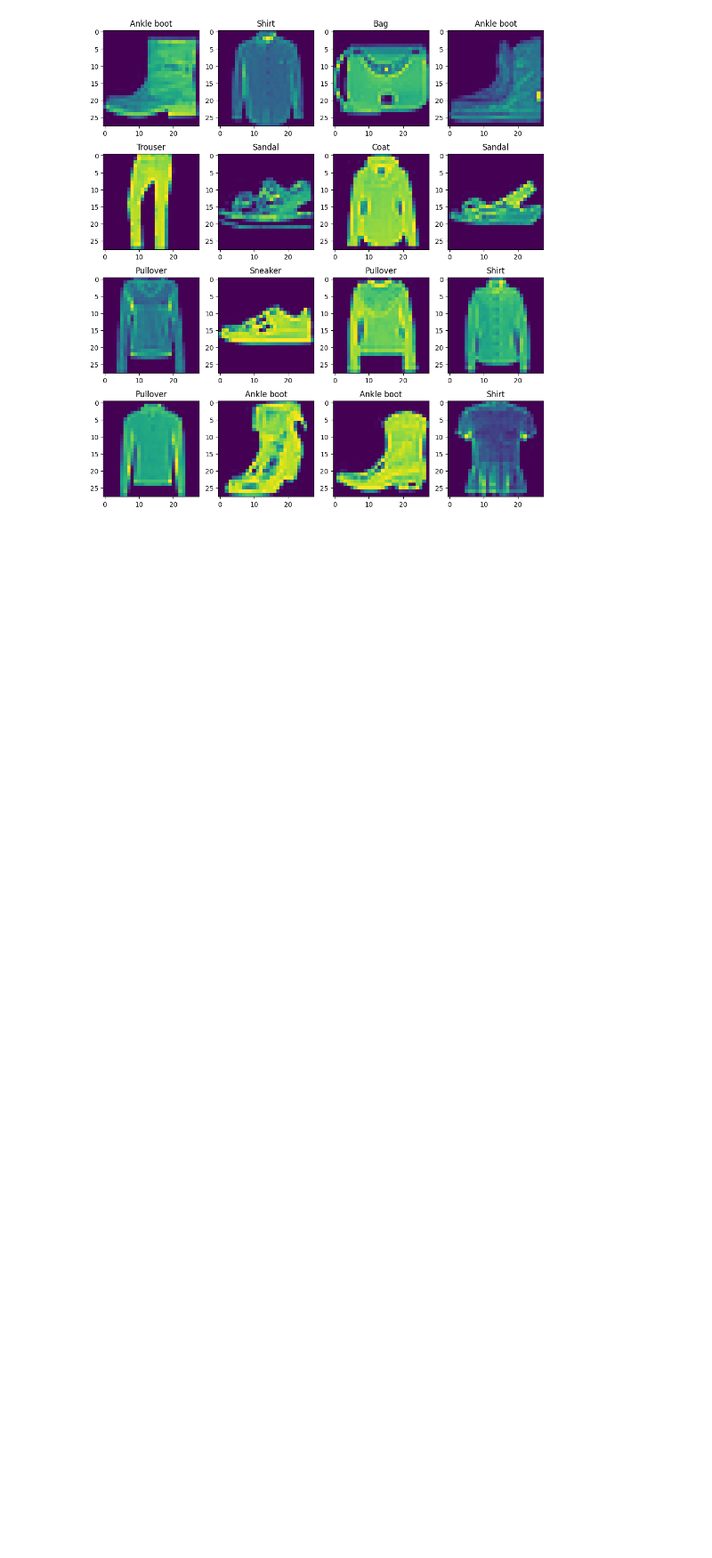
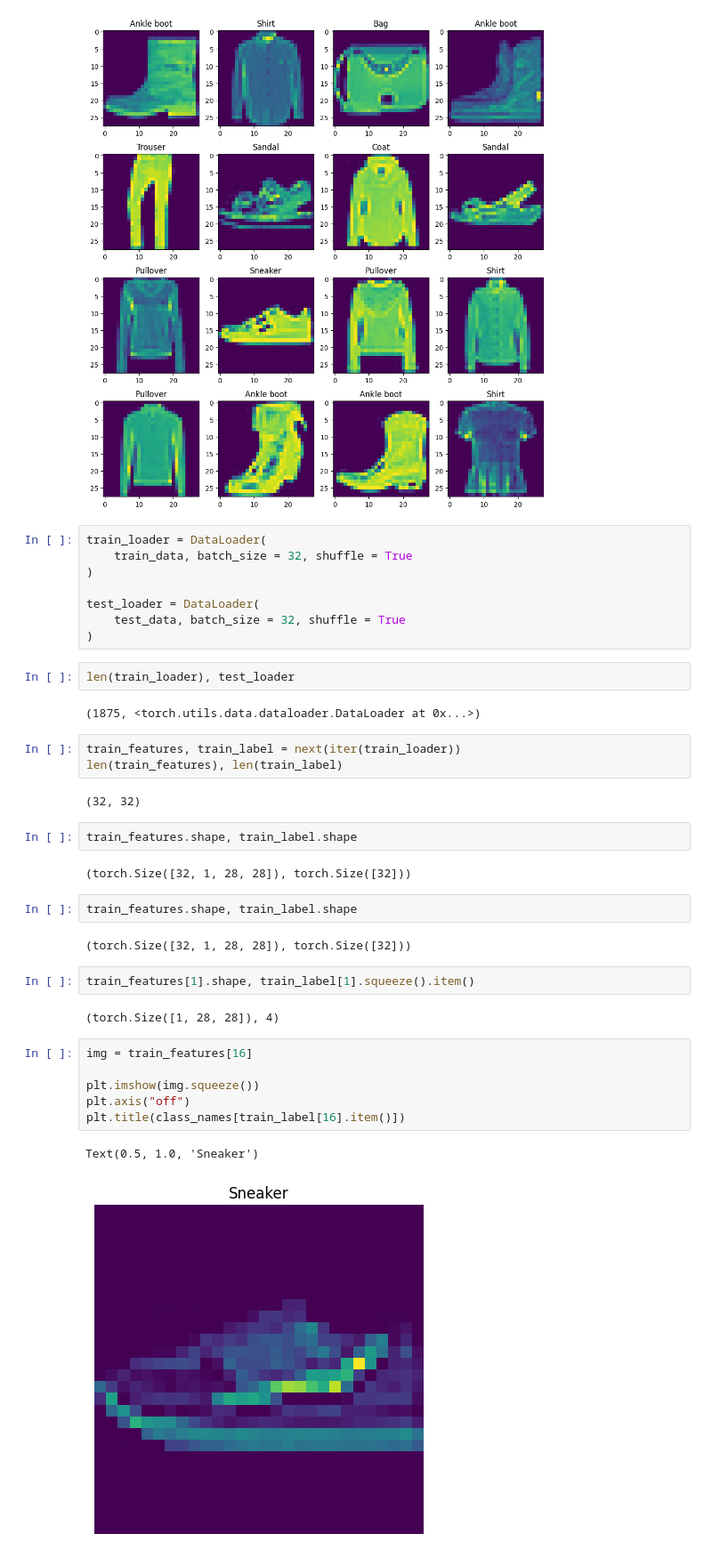
Before and after one commit to axiomchronicles/neural_network_learning, a Jupyter notebook: PyTorch_Learning/pathway_12.ipynb, the cells around one changed output. Shown at 89% size. Saved outputs shown, nothing was run; the diff lists cells and outputs as text; blank space fills up the shorter version.

Commit message:
Torchvision FashionMNIST

```diff
--- a/PyTorch_Learning/pathway_12.ipynb
+++ b/PyTorch_Learning/pathway_12.ipynb
@@ -75,3 +76,41 @@ for i in range(1, rows * cols + 1):
     plt.title(class_names[label])
 # %% [output]
 [figure]
+# %%
+train_loader = DataLoader(
+    train_data, batch_size = 32, shuffle = True
+)
+
+test_loader = DataLoader(
+    test_data, batch_size = 32, shuffle = True
+)
+# %%
+len(train_loader), test_loader
+# %% [output]
+(1875, <torch.utils.data.dataloader.DataLoader at 0x...>)
+# %%
+train_features, train_label = next(iter(train_loader))
+len(train_features), len(train_label)
+# %% [output]
+(32, 32)
+# %%
+train_features.shape, train_label.shape
+# %% [output]
+(torch.Size([32, 1, 28, 28]), torch.Size([32]))
+# %%
+train_features.shape, train_label.shape
+# %% [output]
+(torch.Size([32, 1, 28, 28]), torch.Size([32]))
+# %%
+train_features[1].shape, train_label[1].squeeze().item()
+# %% [output]
+(torch.Size([1, 28, 28]), 4)
+# %%
+img = train_features[16]
+
+plt.imshow(img.squeeze())
+plt.axis("off")
+plt.title(class_names[train_label[16].item()])
+# %% [output]
+Text(0.5, 1.0, 'Sneaker')
+[figure, added]
```
Also changed, not shown: parts of 2 cells of this notebook.
